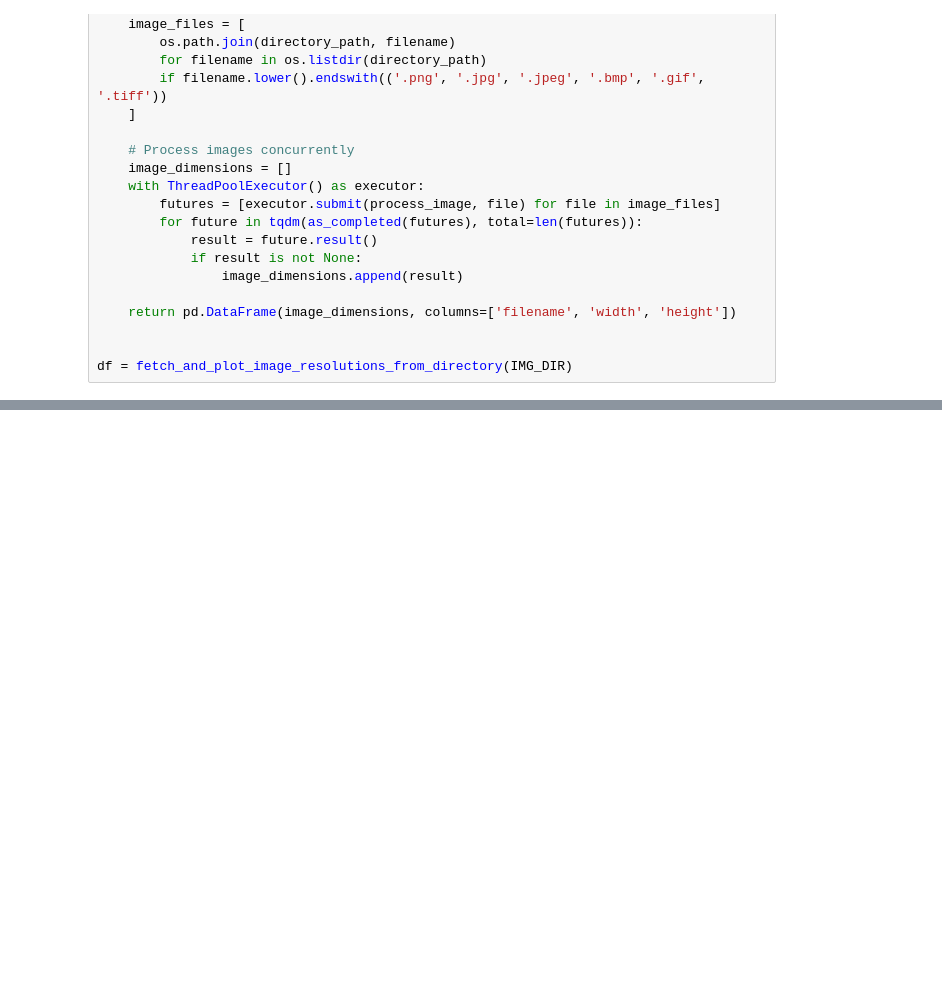
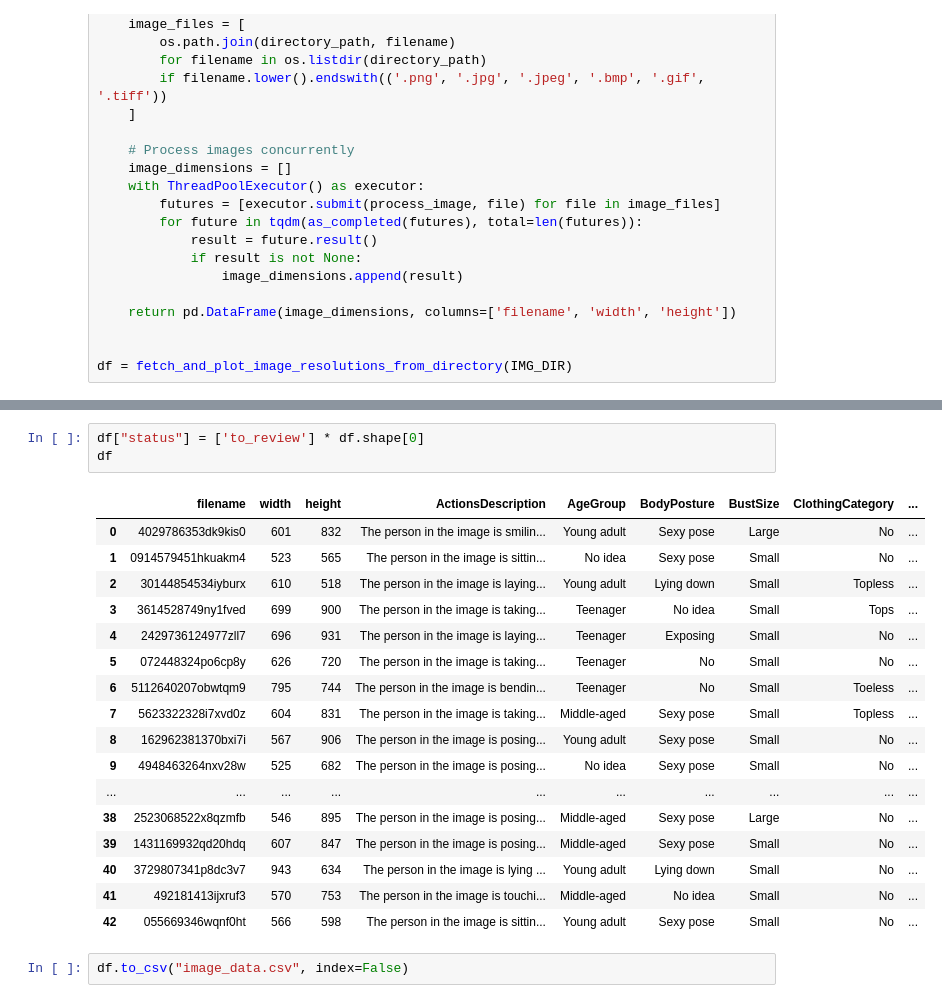
Before and after one commit to M-Fannilla/milfusion, a Jupyter notebook: data_wrangling.ipynb, the cells around one changed output, grey strips where cells are left out. Saved outputs shown, nothing was run; the diff lists cells and outputs as text; blank space fills up the shorter version.

```diff
--- a/data_wrangling.ipynb
+++ b/data_wrangling.ipynb
@@ -106,0 +141,23 @@ df.to_csv(CAPTION_DIR / "filenames_with_descriptions.csv", index=False)
+# %%
+df["status"] = ['to_review'] * df.shape[0]
+df
+# %% [output]
+|  | filename | width | height | ActionsDescription | AgeGroup | BodyPosture | BustSize | ClothingCategory | ... |
+| 0 | 4029786353dk9kis0 | 601 | 832 | The person in the image is smilin... | Young adult | Sexy pose | Large | No | ... |
+| 1 | 0914579451hkuakm4 | 523 | 565 | The person in the image is sittin... | No idea | Sexy pose | Small | No | ... |
+| 2 | 30144854534iyburx | 610 | 518 | The person in the image is laying... | Young adult | Lying down | Small | Topless | ... |
+| 3 | 3614528749ny1fved | 699 | 900 | The person in the image is taking... | Teenager | No idea | Small | Tops | ... |
+| 4 | 2429736124977zll7 | 696 | 931 | The person in the image is laying... | Teenager | Exposing | Small | No | ... |
+| 5 | 072448324po6cp8y | 626 | 720 | The person in the image is taking... | Teenager | No | Small | No | ... |
+| 6 | 5112640207obwtqm9 | 795 | 744 | The person in the image is bendin... | Teenager | No | Small | Toeless | ... |
+| 7 | 5623322328i7xvd0z | 604 | 831 | The person in the image is taking... | Middle-aged | Sexy pose | Small | Topless | ... |
+| 8 | 162962381370bxi7i | 567 | 906 | The person in the image is posing... | Young adult | Sexy pose | Small | No | ... |
+| 9 | 4948463264nxv28w | 525 | 682 | The person in the image is posing... | No idea | Sexy pose | Small | No | ... |
+| ... | ... | ... | ... | ... | ... | ... | ... | ... | ... |
+| 38 | 2523068522x8qzmfb | 546 | 895 | The person in the image is posing... | Middle-aged | Sexy pose | Large | No | ... |
+| 39 | 1431169932qd20hdq | 607 | 847 | The person in the image is posing... | Middle-aged | Sexy pose | Small | No | ... |
+| 40 | 3729807341p8dc3v7 | 943 | 634 | The person in the image is lying ... | Young adult | Lying down | Small | No | ... |
+| 41 | 492181413ijxruf3 | 570 | 753 | The person in the image is touchi... | Middle-aged | No idea | Small | No | ... |
+| 42 | 055669346wqnf0ht | 566 | 598 | The person in the image is sittin... | Young adult | Sexy pose | Small | No | ... |
+# %%
+df.to_csv("image_data.csv", index=False)
```
Also changed, not shown: parts of 15 cells of this notebook, 4 other files.
